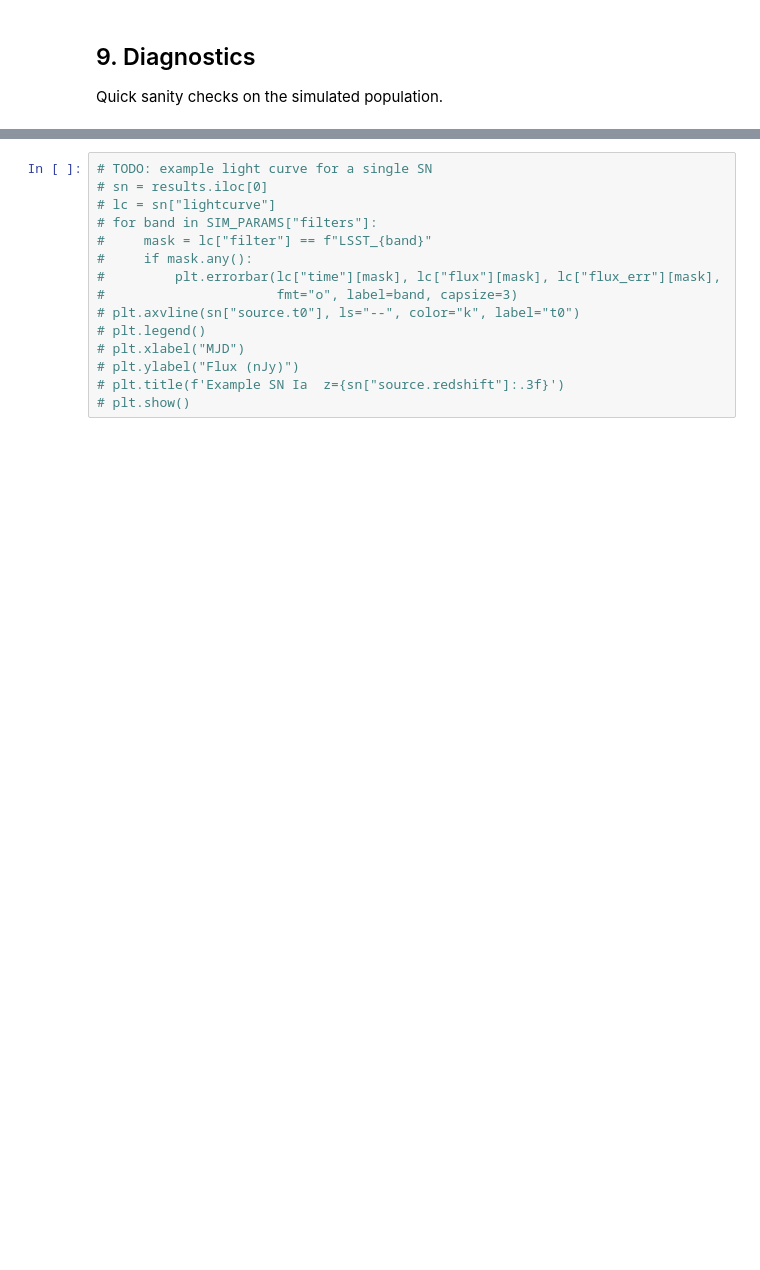
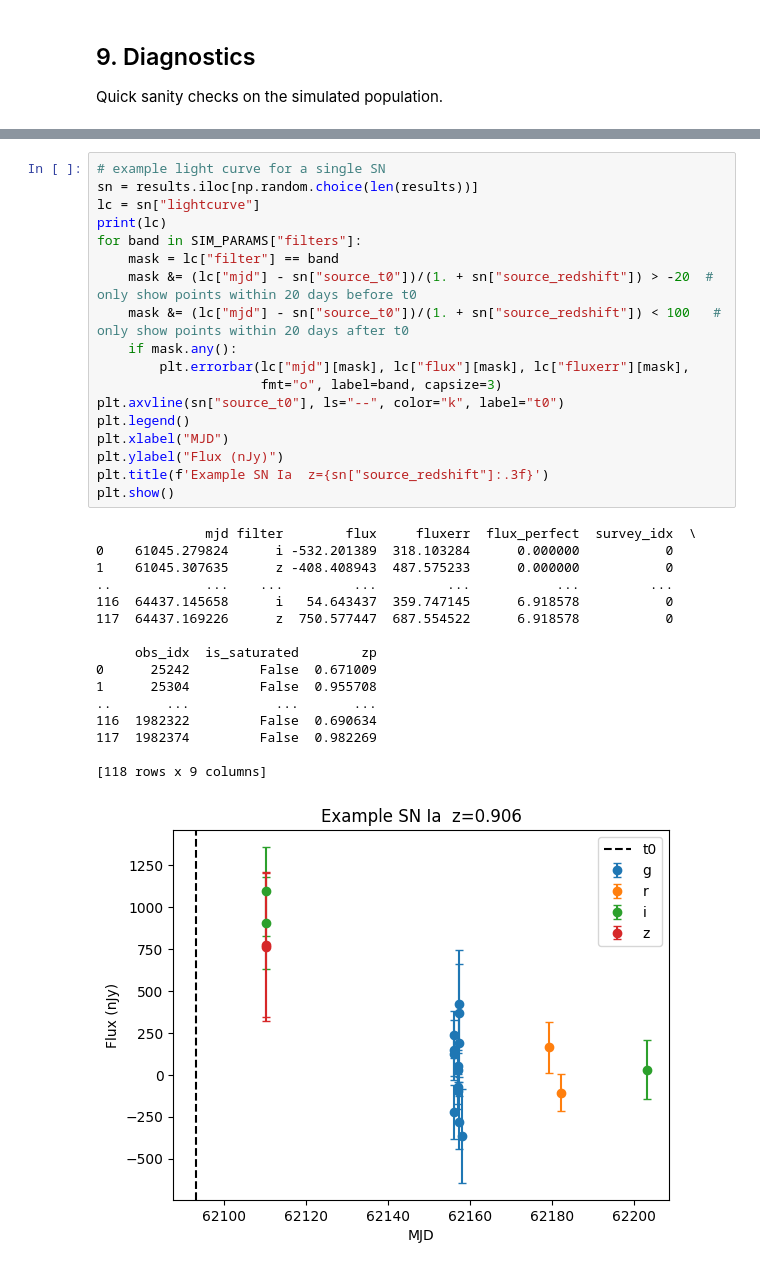
Before and after one commit to mi-dai/lightcurvelynx_sncollab, a Jupyter notebook: LSST_snia_sims.ipynb, the cells around one changed output, grey strips where cells are left out. Drawn from its saved outputs; the diff is of its cells as text; blank space fills up the shorter version.

```diff
--- a/LSST_snia_sims.ipynb
+++ b/LSST_snia_sims.ipynb
@@ -241,15 +295,35 @@ Quick sanity checks on the simulated population.
 # %%
-# TODO: example light curve for a single SN
-# sn = results.iloc[0]
-# lc = sn["lightcurve"]
-# for band in SIM_PARAMS["filters"]:
-#     mask = lc["filter"] == f"LSST_{band}"
-#     if mask.any():
-#         plt.errorbar(lc["time"][mask], lc["flux"][mask], lc["flux_err"][mask],
-#                      fmt="o", label=band, capsize=3)
-# plt.axvline(sn["source.t0"], ls="--", color="k", label="t0")
-# plt.legend()
-# plt.xlabel("MJD")
-# plt.ylabel("Flux (nJy)")
-# plt.title(f'Example SN Ia  z={sn["source.redshift"]:.3f}')
-# plt.show()
+# example light curve for a single SN
+sn = results.iloc[np.random.choice(len(results))]
+lc = sn["lightcurve"]
+print(lc)
+for band in SIM_PARAMS["filters"]:
+    mask = lc["filter"] == band
+    mask &= (lc["mjd"] - sn["source_t0"])/(1. + sn["source_redshift"]) > -20  # only show points within 20 days before t0
+    mask &= (lc["mjd"] - sn["source_t0"])/(1. + sn["source_redshift"]) < 100   # only show points within 20 days after t0
+    if mask.any():
+        plt.errorbar(lc["mjd"][mask], lc["flux"][mask], lc["fluxerr"][mask],
+                     fmt="o", label=band, capsize=3)
+plt.axvline(sn["source_t0"], ls="--", color="k", label="t0")
+plt.legend()
+plt.xlabel("MJD")
+plt.ylabel("Flux (nJy)")
+plt.title(f'Example SN Ia  z={sn["source_redshift"]:.3f}')
+plt.show()
+# %% [output]
+              mjd filter        flux     fluxerr  flux_perfect  survey_idx  \
+0    61045.279824      i -532.201389  318.103284      0.000000           0
+1    61045.307635      z -408.408943  487.575233      0.000000           0
+..            ...    ...         ...         ...           ...         ...
+116  64437.145658      i   54.643437  359.747145      6.918578           0
+117  64437.169226      z  750.577447  687.554522      6.918578           0
+
+     obs_idx  is_saturated        zp
+0      25242         False  0.671009
+1      25304         False  0.955708
+..       ...           ...       ...
+116  1982322         False  0.690634
+117  1982374         False  0.982269
+
+[118 rows x 9 columns]
+[figure, added]
```
Also changed, not shown: parts of 15 cells of this notebook.
